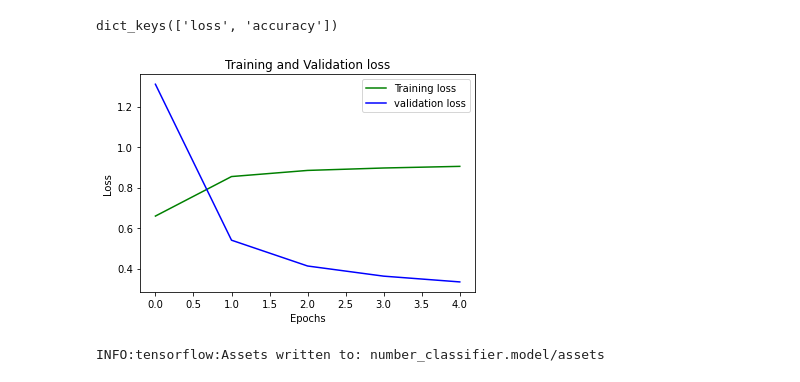
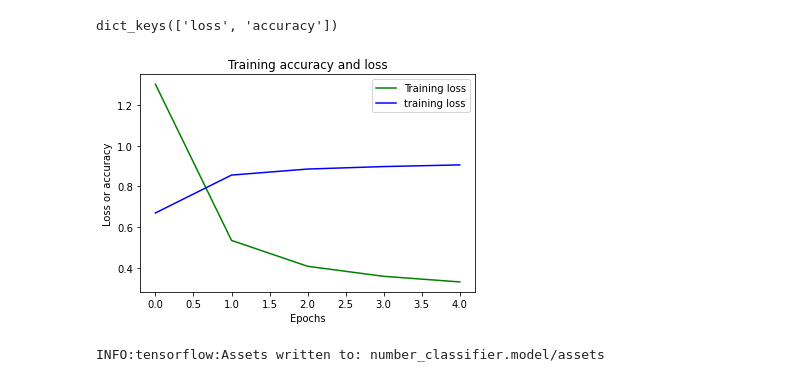
Before and after one commit to TAMU-BMEN207/Intro_to_Machine_Learning, a Jupyter notebook: Intro_to_ML.ipynb, the cells around one changed output. Saved outputs shown, nothing was run; the diff lists cells and outputs as text; code cells hidden in the pictures.

```diff
--- a/Intro_to_ML.ipynb
+++ b/Intro_to_ML.ipynb
@@ -702,18 +717,18 @@ print(history.history.keys())
 dict_keys(['loss', 'accuracy'])
 # %%
 #plot validation loss and accuracy
-loss_train = history.history['accuracy']
-loss_val = history.history['loss']
+acc_train = history.history['accuracy']
+loss_train = history.history['loss']
 epochs = range(0,5)
 plt.plot(epochs, loss_train, 'g', label='Training loss')
-plt.plot(epochs, loss_val, 'b', label='validation loss')
-plt.title('Training and Validation loss')
+plt.plot(epochs, acc_train, 'b', label='Training loss')
+plt.title('Training accuracy and loss')
 plt.xlabel('Epochs')
-plt.ylabel('Loss')
+plt.ylabel('Loss or accuracy')
 plt.legend()
 plt.show()
 # %% [output]
-[figure, old version]
+[figure, new version]
 # %%
 #save the model
 model.save('number_classifier.model')
```
Also changed, not shown: parts of 21 cells of this notebook.
